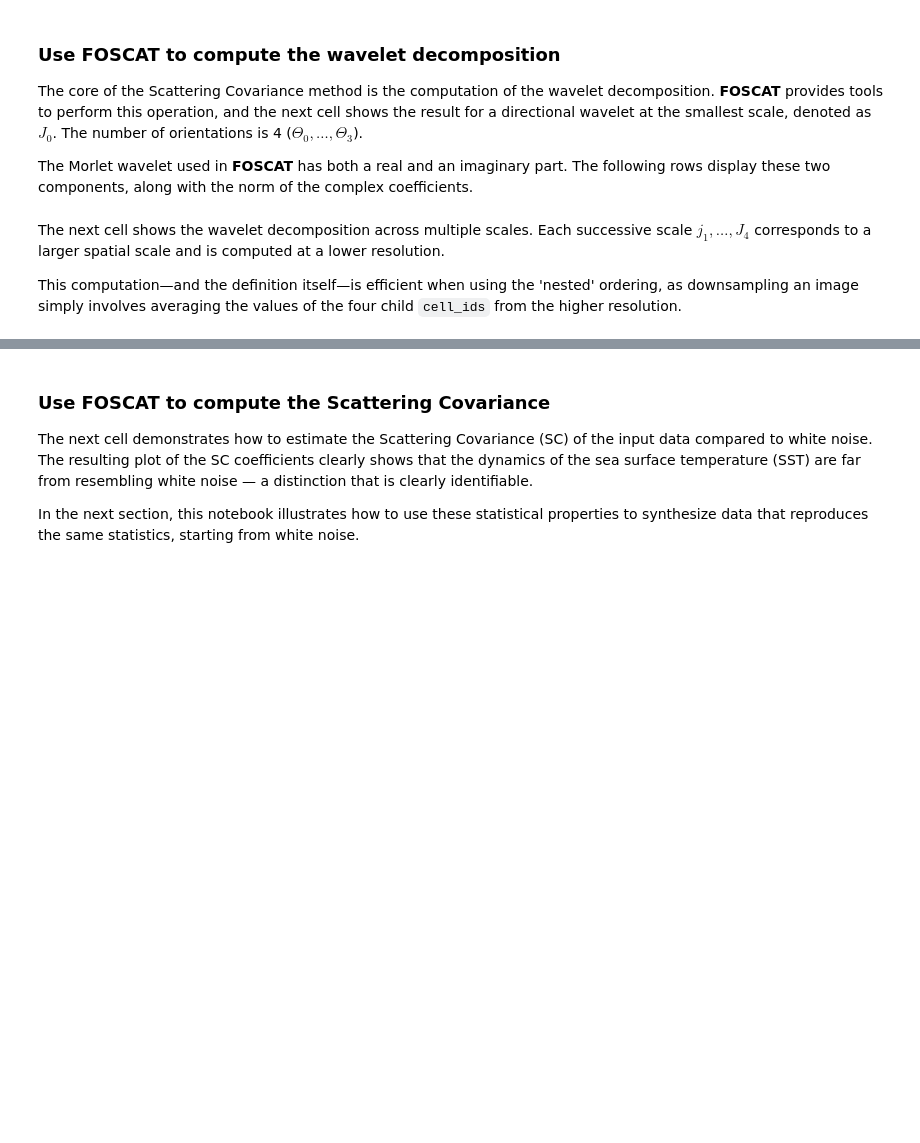
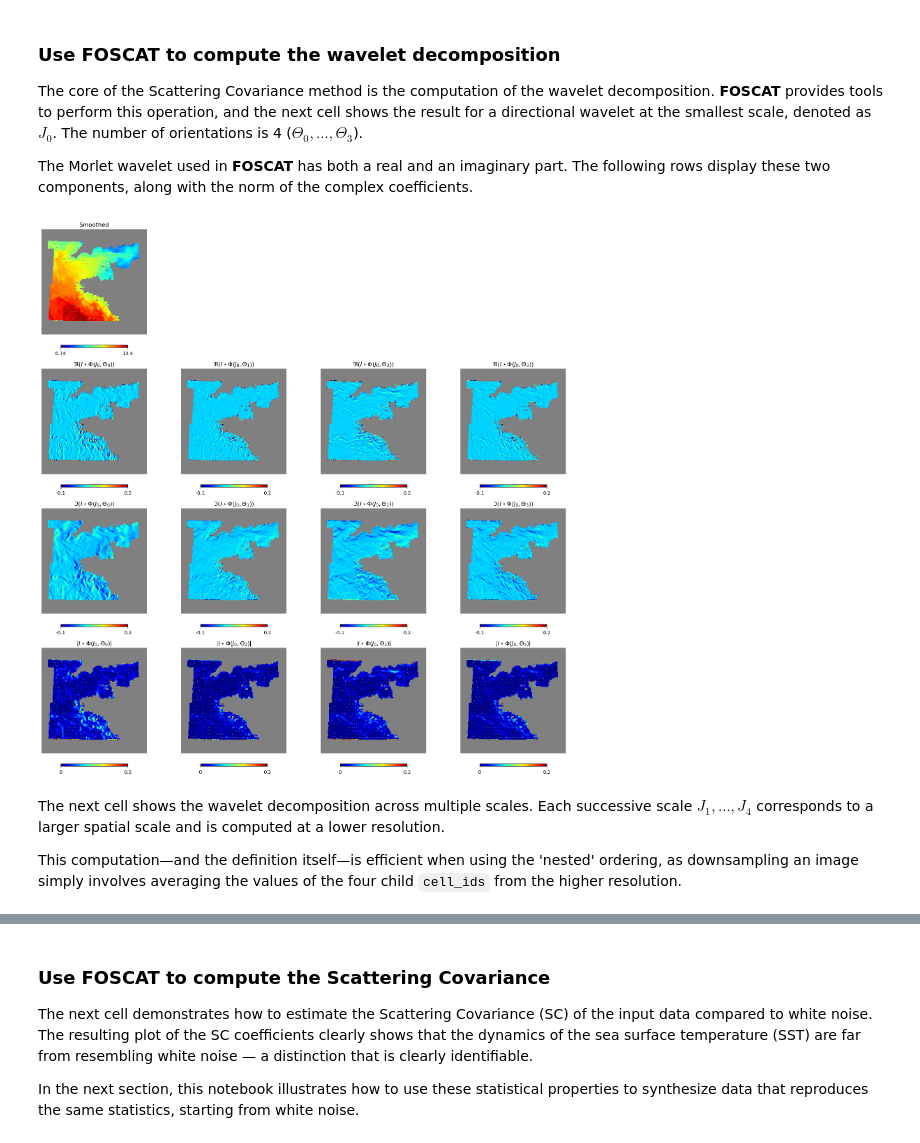
Before and after one commit to IAOCEA/demo-foscat-pangeo-eosc, a Jupyter notebook: local_foscat.ipynb, the cells around one changed output, grey strips where cells are left out. Drawn from its saved outputs; the diff is of its cells as text; code cells hidden in the pictures; blank space fills up the shorter version.

```diff
--- a/local_foscat.ipynb
+++ b/local_foscat.ipynb
@@ -272,7 +258,4 @@ This command initializes all necessary components.
 
 In this demo, the backend used is **Torch**. The **TensorFlow** backend is not yet optimized for local HEALPix operations.
 # %%
-scat=sc.funct(BACKEND='torch')
-
-scat_auto=scat.eval(data-np.median(data),image2=data-np.median(data),Jmax=5,cell_ids=cell_ids,nside=nside)
-scat_cross=scat.eval(data-np.median(data),image2=data2-np.median(data2),Jmax=5,cell_ids=cell_ids,nside=nside)
+scat=sc.funct(all_type='float64',BACKEND='torch')
@@ -303,19 +284,21 @@ The Morlet wavelet used in **FOSCAT** has both a real and an imaginary part. The
 # %%
 #compute wavelet image
 smoothed_image = scat.convol(scat.backend.bk_cast(data[None,:]),cell_ids=cell_ids,nside=nside)
 
 #plot smoothed and unsmoothed images
 plt.figure(figsize=(16,16))
 plot_result(data,cell_ids,nside,hold=False,sub=(4,4,1),title='Smoothed')
 for k in range(4):
-    plot_result(smoothed_image.cpu().numpy()[0,:,k].real,cell_ids,nside,hold=False,sub=(4,4,5+k),
-                title=r'$\Re\left(I\star\Phi(J_0,\Theta_%d)\right)$'%(k))
-    plot_result(smoothed_image.cpu().numpy()[0,:,k].imag,cell_ids,nside,hold=False,sub=(4,4,9+k),
-                title=r'$\Im\left(I\star\Phi(J_0,\Theta_%d)\right)$'%(k))
-    plot_result(abs(smoothed_image.cpu().numpy()[0,:,k]),cell_ids,nside,hold=False,sub=(4,4,13+k),
-                title=r'$\left|I\star\Phi(J_0,\Theta_%d)\right|$'%(k))
+    plot_result(smoothed_image.cpu().numpy()[0,k,:].real,cell_ids,nside,hold=False,sub=(4,4,5+k),
+                title=r'$\Re\left(I\star\Phi(J_0,\Theta_%d)\right)$'%(k),vmin=-0.1,vmax=0.2)
+    plot_result(smoothed_image.cpu().numpy()[0,k,:].imag,cell_ids,nside,hold=False,sub=(4,4,9+k),
+                title=r'$\Im\left(I\star\Phi(J_0,\Theta_%d)\right)$'%(k),vmin=-0.1,vmax=0.2)
+    plot_result(abs(smoothed_image.cpu().numpy()[0,k,:]),cell_ids,nside,hold=False,sub=(4,4,13+k),
+                title=r'$\left|I\star\Phi(J_0,\Theta_%d)\right|$'%(k),vmin=0,vmax=0.2)
+# %% [output]
+[figure, added]
 # %% [markdown]
-The next cell shows the wavelet decomposition across multiple scales. Each successive scale $j_1, \dots, J_4$ corresponds to a larger spatial scale and is computed at a lower resolution.
+The next cell shows the wavelet decomposition across multiple scales. Each successive scale $J_1, \dots, J_4$ corresponds to a larger spatial scale and is computed at a lower resolution.
 
 This computation—and the definition itself—is efficient when using the 'nested' ordering, as downsampling an image simply involves averaging the values of the four child `cell_ids` from the higher resolution.
 # %%
```
Also changed, not shown: parts of 27 cells of this notebook, 19 other files.
